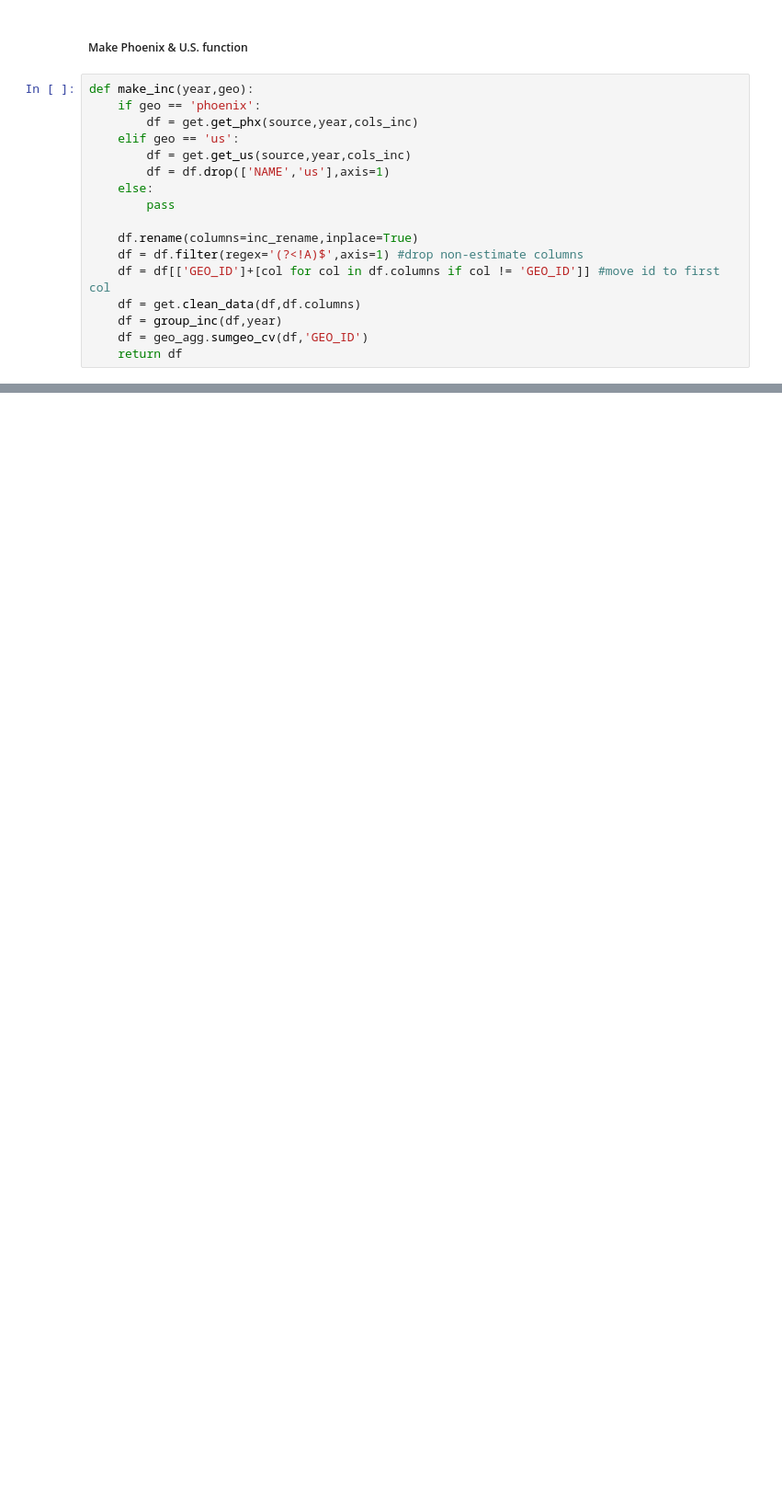
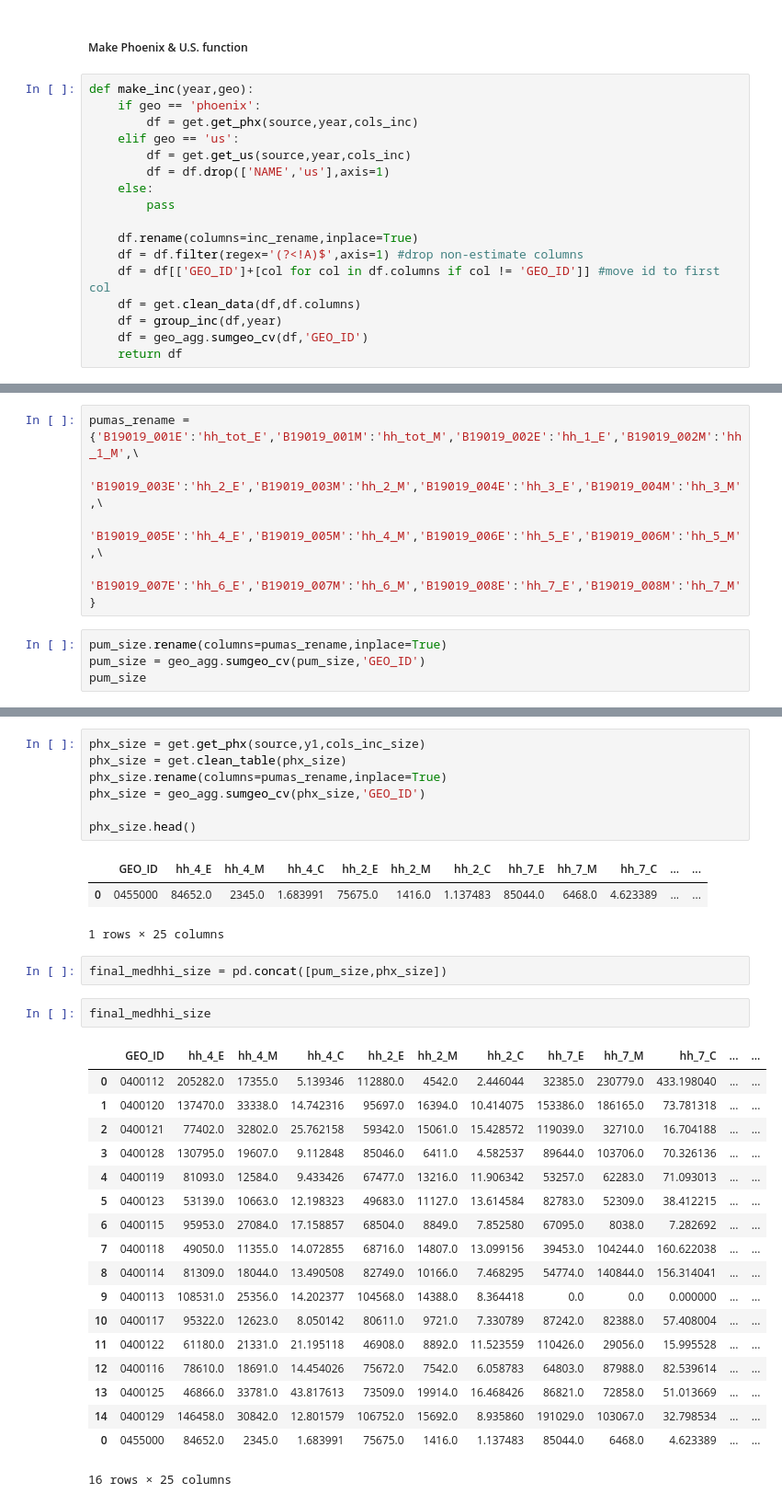
Before and after one commit to daragoldberg/phx, a Jupyter notebook: notebooks/ACS_HH_Inc.ipynb, the cells around one changed output, grey strips where cells are left out. Shown at 92% size. Saved outputs shown, nothing was run; the diff lists cells and outputs as text; blank space fills up the shorter version.

```diff
--- a/notebooks/ACS_HH_Inc.ipynb
+++ b/notebooks/ACS_HH_Inc.ipynb
@@ -124,0 +161,9 @@ with pd.ExcelWriter(f'output/HH_inc.xlsx') as writer:
+# %%
+pumas_rename = {'B19019_001E':'hh_tot_E','B19019_001M':'hh_tot_M','B19019_002E':'hh_1_E','B19019_002M':'hh_1_M',\
+               'B19019_003E':'hh_2_E','B19019_003M':'hh_2_M','B19019_004E':'hh_3_E','B19019_004M':'hh_3_M',\
+               'B19019_005E':'hh_4_E','B19019_005M':'hh_4_M','B19019_006E':'hh_5_E','B19019_006M':'hh_5_M',\
+               'B19019_007E':'hh_6_E','B19019_007M':'hh_6_M','B19019_008E':'hh_7_E','B19019_008M':'hh_7_M'}
+# %%
+pum_size.rename(columns=pumas_rename,inplace=True)
+pum_size = geo_agg.sumgeo_cv(pum_size,'GEO_ID')
+pum_size
@@ -124,0 +188,34 @@ with pd.ExcelWriter(f'output/HH_inc.xlsx') as writer:
+# %%
+phx_size = get.get_phx(source,y1,cols_inc_size)
+phx_size = get.clean_table(phx_size)
+phx_size.rename(columns=pumas_rename,inplace=True)
+phx_size = geo_agg.sumgeo_cv(phx_size,'GEO_ID')
+
+phx_size.head()
+# %% [output]
+|  | GEO_ID | hh_4_E | hh_4_M | hh_4_C | hh_2_E | hh_2_M | hh_2_C | hh_7_E | hh_7_M | hh_7_C | ... | ... |
+| 0 | 0455000 | 84652.0 | 2345.0 | 1.683991 | 75675.0 | 1416.0 | 1.137483 | 85044.0 | 6468.0 | 4.623389 | ... | ... |
+1 rows × 25 columns
+# %%
+final_medhhi_size = pd.concat([pum_size,phx_size])
+# %%
+final_medhhi_size
+# %% [output]
+|  | GEO_ID | hh_4_E | hh_4_M | hh_4_C | hh_2_E | hh_2_M | hh_2_C | hh_7_E | hh_7_M | hh_7_C | ... | ... |
+| 0 | 0400112 | 205282.0 | 17355.0 | 5.139346 | 112880.0 | 4542.0 | 2.446044 | 32385.0 | 230779.0 | 433.198040 | ... | ... |
+| 1 | 0400120 | 137470.0 | 33338.0 | 14.742316 | 95697.0 | 16394.0 | 10.414075 | 153386.0 | 186165.0 | 73.781318 | ... | ... |
+| 2 | 0400121 | 77402.0 | 32802.0 | 25.762158 | 59342.0 | 15061.0 | 15.428572 | 119039.0 | 32710.0 | 16.704188 | ... | ... |
+| 3 | 0400128 | 130795.0 | 19607.0 | 9.112848 | 85046.0 | 6411.0 | 4.582537 | 89644.0 | 103706.0 | 70.326136 | ... | ... |
+| 4 | 0400119 | 81093.0 | 12584.0 | 9.433426 | 67477.0 | 13216.0 | 11.906342 | 53257.0 | 62283.0 | 71.093013 | ... | ... |
+| 5 | 0400123 | 53139.0 | 10663.0 | 12.198323 | 49683.0 | 11127.0 | 13.614584 | 82783.0 | 52309.0 | 38.412215 | ... | ... |
+| 6 | 0400115 | 95953.0 | 27084.0 | 17.158857 | 68504.0 | 8849.0 | 7.852580 | 67095.0 | 8038.0 | 7.282692 | ... | ... |
+| 7 | 0400118 | 49050.0 | 11355.0 | 14.072855 | 68716.0 | 14807.0 | 13.099156 | 39453.0 | 104244.0 | 160.622038 | ... | ... |
+| 8 | 0400114 | 81309.0 | 18044.0 | 13.490508 | 82749.0 | 10166.0 | 7.468295 | 54774.0 | 140844.0 | 156.314041 | ... | ... |
+| 9 | 0400113 | 108531.0 | 25356.0 | 14.202377 | 104568.0 | 14388.0 | 8.364418 | 0.0 | 0.0 | 0.000000 | ... | ... |
+| 10 | 0400117 | 95322.0 | 12623.0 | 8.050142 | 80611.0 | 9721.0 | 7.330789 | 87242.0 | 82388.0 | 57.408004 | ... | ... |
+| 11 | 0400122 | 61180.0 | 21331.0 | 21.195118 | 46908.0 | 8892.0 | 11.523559 | 110426.0 | 29056.0 | 15.995528 | ... | ... |
+| 12 | 0400116 | 78610.0 | 18691.0 | 14.454026 | 75672.0 | 7542.0 | 6.058783 | 64803.0 | 87988.0 | 82.539614 | ... | ... |
+| 13 | 0400125 | 46866.0 | 33781.0 | 43.817613 | 73509.0 | 19914.0 | 16.468426 | 86821.0 | 72858.0 | 51.013669 | ... | ... |
+| 14 | 0400129 | 146458.0 | 30842.0 | 12.801579 | 106752.0 | 15692.0 | 8.935860 | 191029.0 | 103067.0 | 32.798534 | ... | ... |
+| 0 | 0455000 | 84652.0 | 2345.0 | 1.683991 | 75675.0 | 1416.0 | 1.137483 | 85044.0 | 6468.0 | 4.623389 | ... | ... |
+16 rows × 25 columns
```
Also changed, not shown: parts of 22 cells of this notebook, 17 other files.
